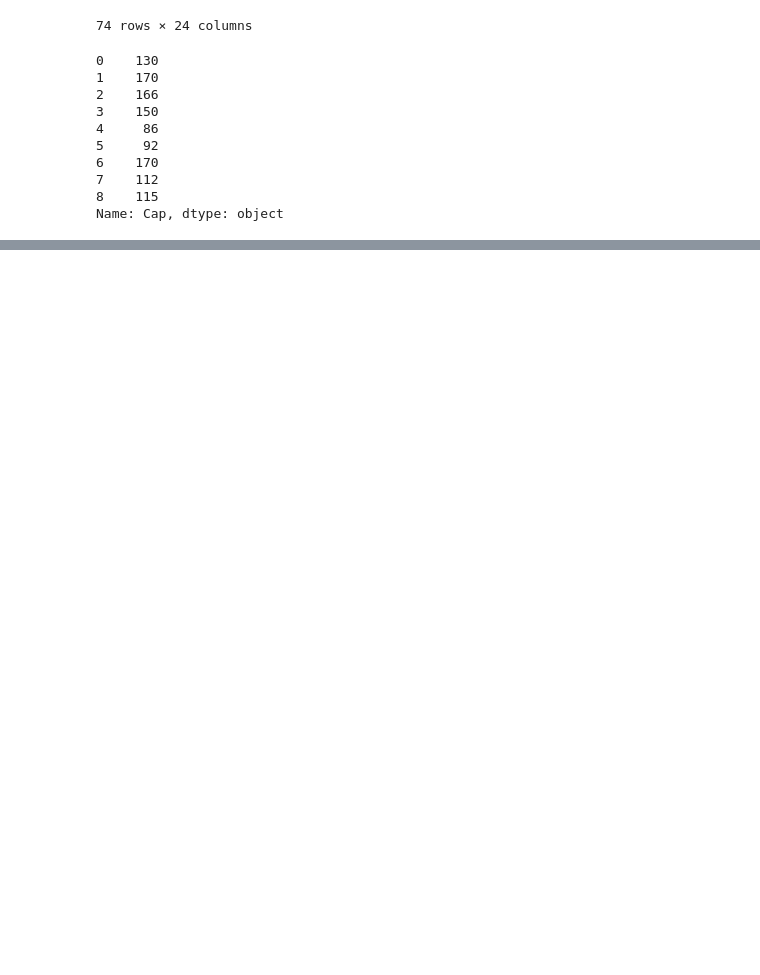
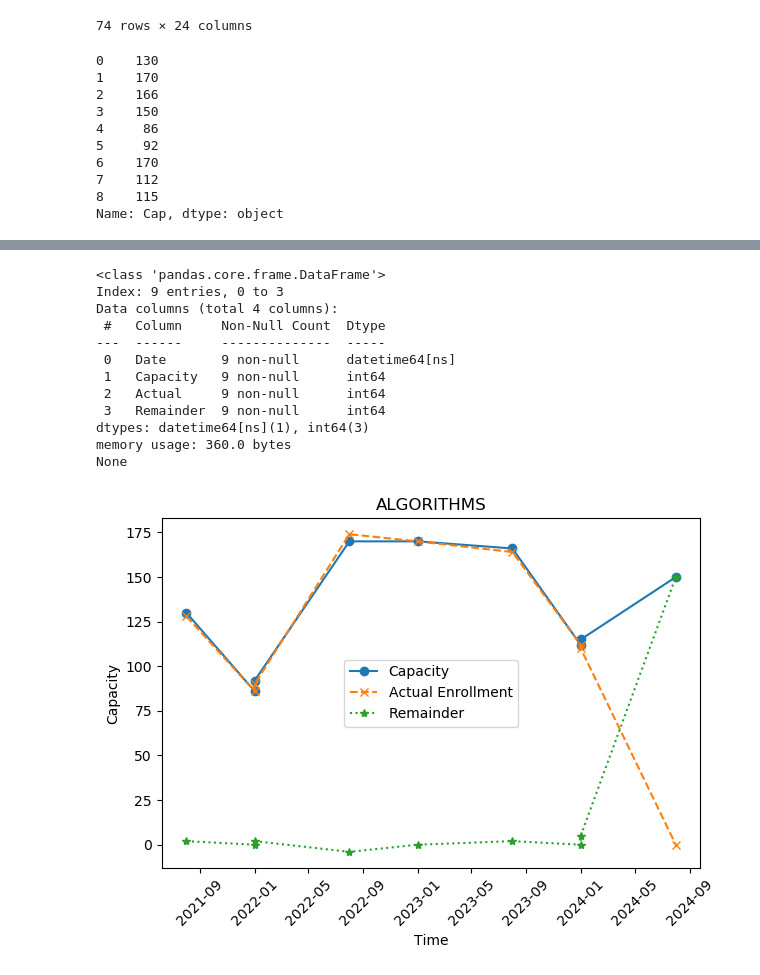
Before and after one commit to MehmetOzaslan/Network-Science-Project, a Jupyter notebook: RegistrationCapacity.ipynb, the cells around one changed output, grey strips where cells are left out. Saved outputs shown, nothing was run; the diff lists cells and outputs as text; code cells hidden in the pictures; blank space fills up the shorter version.

Commit message:
Fixes to graph.

```diff
--- a/RegistrationCapacity.ipynb
+++ b/RegistrationCapacity.ipynb
@@ -103,0 +68,50 @@ None
+# %%
+import matplotlib.pyplot as plt
+def plot_class(class_name):
+    df = get_specific_class_data(class_name)
+
+    plotted_df = pd.DataFrame()
+    plotted_df["Date"] = df["SEM_DATE"]
+    plotted_df['Date'] = pd.to_datetime(plotted_df['Date'])
+
+    plotted_df["Capacity"] = df["Cap"].astype(int)
+    plotted_df["Actual"] = df["Act"].astype(int)
+    plotted_df["Remainder"] = df["Rem"].astype(int)
+
+
+    # Sort the DataFrame by the Date column
+    plotted_df.sort_values('Date', inplace=True)
+
+    # plotted_df.set_index(['Date'], inplace=True)
+    print(plotted_df.info())
+
+    # Create a line plot with Date on the x-axis and Val on the y-axis
+    plt.plot(plotted_df['Date'].values, plotted_df['Capacity'].values, label='Capacity', marker='o', linestyle='-')
+    plt.plot(plotted_df['Date'].values, plotted_df['Actual'].values, label='Actual Enrollment', marker='x', linestyle='--')
+    plt.plot(plotted_df['Date'].values, plotted_df['Remainder'].values, label='Remainder', marker='*', linestyle=':')
+    plt.xlabel('Time')
+    plt.ylabel('Capacity')
+    plt.title(class_name)
+    plt.legend()
+    plt.xticks(rotation=45)  # Rotate date labels for better readability
+    plt.tight_layout()  # Adjust layout to not cut off labels
+    plt.show()
+
+    return plotted_df
+
+
+plotted_df = plot_class("ALGORITHMS")
+# %% [output]
+<class 'pandas.core.frame.DataFrame'>
+Index: 9 entries, 0 to 3
+Data columns (total 4 columns):
+ #   Column     Non-Null Count  Dtype
+---  ------     --------------  -----
+ 0   Date       9 non-null      datetime64[ns]
+ 1   Capacity   9 non-null      int64
+ 2   Actual     9 non-null      int64
+ 3   Remainder  9 non-null      int64
+dtypes: datetime64[ns](1), int64(3)
+memory usage: 360.0 bytes
+None
+[figure, added]
```
Also changed, not shown: parts of 3 cells of this notebook, 1 other file.
